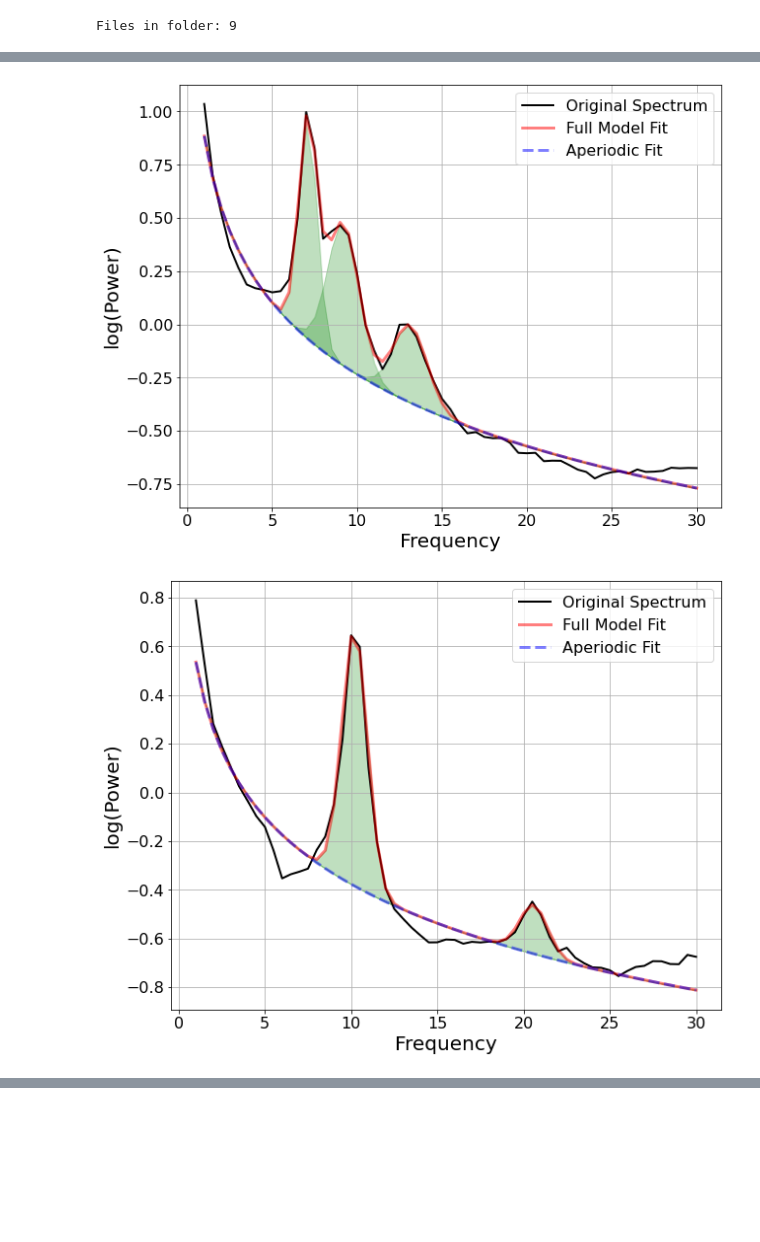
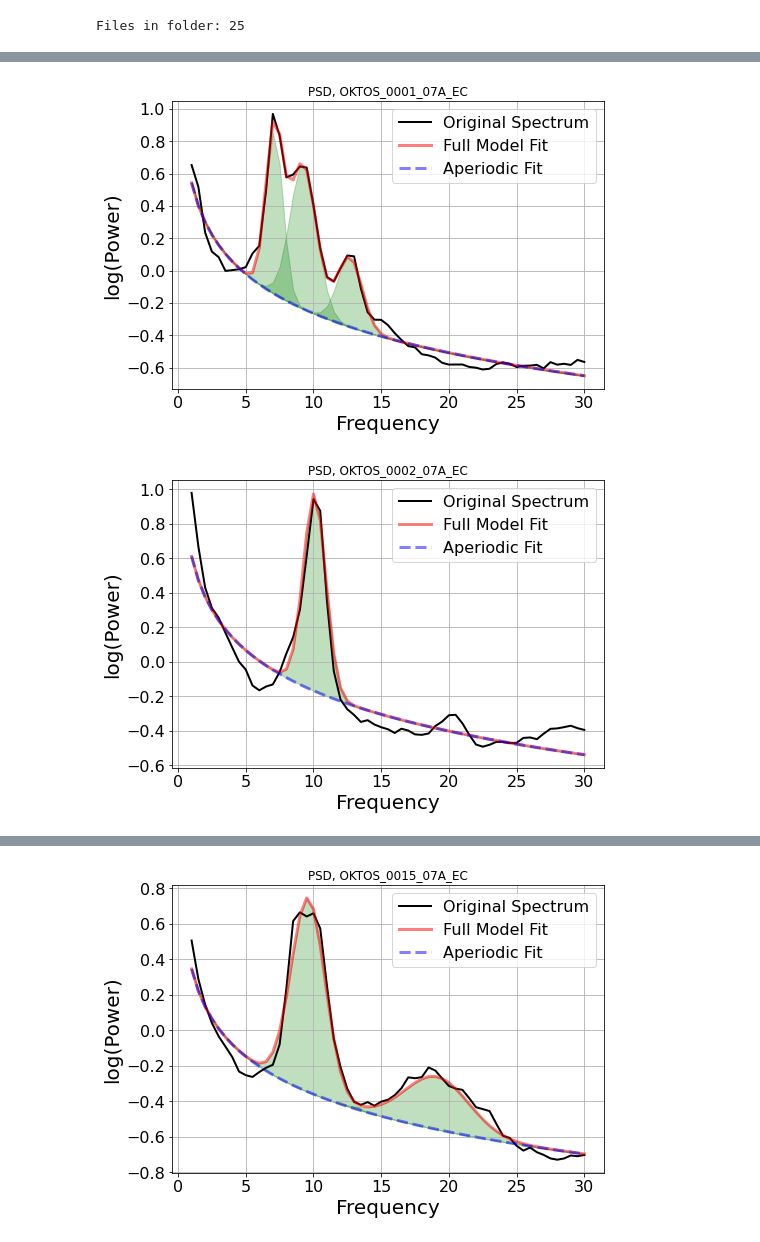
Before and after one commit to teanijarv/EEG-pyline, a Jupyter notebook: 04_fooof.ipynb, the cells around one changed output, grey strips where cells are left out. Drawn from its saved outputs; the diff is of its cells as text; code cells hidden in the pictures; blank space fills up the shorter version.

Commit message:
fooof update
- including now initial plotting options for quick exploratory results

```diff
--- a/04_fooof.ipynb
+++ b/04_fooof.ipynb
@@ -1,13 +1,21 @@
 # %%
-exp_folder = r"Eyes Closed\test"
-exp_condition = r"EC_test"
+exp_folder = r"Eyes Closed\10 weeks"
+exp_condition = r"EC_07"
 freq_range = [1,30]
 # note: probably have to re-preprocess the data with higher high-cutoff frequency than the used freq in here
 # to avoid that part of the higher frequency spectra gets cut off which affects model fitting
 # %%
 import os, mne
+import numpy as np
 import pandas as pd
+import matplotlib.pyplot as plt
+import seaborn as sns
+
 from fooof import FOOOF
+from fooof.bands import Bands
+from fooof.analysis import get_band_peak_fm, get_band_peak_fg
+from fooof.plts.periodic import plot_peak_fits, plot_peak_params
+from fooof.plts.aperiodic import plot_aperiodic_params, plot_aperiodic_fits
 
 from signal_processing.spectral_analysis import calculate_psd
 from basic.arrange_data import read_files,create_results_folders
@@ -17,25 +25,51 @@ dir_inprogress = os.path.join(clean_folder,exp_folder)
 file_dirs, subject_names = read_files(dir_inprogress,"_clean-epo.fif")
 df_fooof = pd.DataFrame(index=subject_names,columns=['Exponent','Offset','Peaks_CF','Peaks_PW','Peaks_BW','R_2','Error'])
 
+# Define frequency bands of interest
+bands = Bands({'theta' : [4, 7.5],
+               'alpha' : [7.5, 13],
+               'beta' : [13, 30]})
+thetas = [None]*len(file_dirs)
+alphas = [None]*len(file_dirs)
+betas = [None]*len(file_dirs)
+aps = [None]*len(file_dirs)
+
 # Go through all the files (subjects) in the folder
 for i in range(len(file_dirs)):
     # Read the clean data from the disk
     epochs = mne.read_epochs(fname='{}\{}_clean-epo.fif'.format(dir_inprogress,subject_names[i]),verbose=False)
 
-    # Calculate Welch's power spectrum density (FFT)
+    # Calculate Welch's power spectrum density (FFT) -> (epochs, channels, freq bins) shape
     [psds,freqs] = calculate_psd(epochs,subject_names[i],fminmax=freq_range,window='hamming',
                                  window_duration=2,window_overlap=0.5,plot=False)
 
+    # Average all epochs and channels together -> (freq bins,) shape
     psds_mean_all = psds.mean(axis=(0,1))
+    # note: for individual channels or multiple regions, see
+    # https://fooof-tools.github.io/fooof/auto_examples/manage/plot_fit_fooof_3d.html
 
     # Initialize power spectrum model objects and fit the power spectra
-    fm = FOOOF(min_peak_height=0.05, verbose=False)
+    # note: aperiodic_mode should be 'knee' if the frequency range is > 40 Hz
+    max_n_peaks = float("inf")
+    fm = FOOOF(peak_width_limits=[1,12],max_n_peaks=max_n_peaks,min_peak_height=0.225,
+               peak_threshold=2.0,aperiodic_mode='fixed',verbose=True)
     fm.fit(freqs,psds_mean_all,freq_range)
-    #fm.print_results()
-    try:
-        fm.plot(plot_peaks='shade', peak_kwargs={'color' : 'green'})
-    except:
-        fm.plot()
+
+    # Extract any band peaks from the power spectrum model
+    thetas[i] = get_band_peak_fm(fm, bands.theta).tolist()
+    alphas[i] = get_band_peak_fm(fm, bands.alpha).tolist()
+    betas[i] = get_band_peak_fm(fm, bands.beta).tolist()
+    aps[i] = fm.get_params('aperiodic_params').tolist()
+
+    # Plot the fitted model with power spectra
+    fig = plt.figure()
+    ax = fig.add_axes([0,0,1,1])
+    ax.set_title('PSD, {}'.format(subject_names[i]))
+    if fm.get_params('peak_params').shape==(3,) or max_n_peaks == 0:
+        fm.plot(ax=ax)
+    else:
+        fm.plot(plot_peaks='shade', peak_kwargs={'color' : 'green'},ax=ax)
+
     # Add model parameters to dataframe
     df_fooof.loc[df_fooof.index[i],'Exponent'] = fm.get_params('aperiodic_params','exponent')
     df_fooof.loc[df_fooof.index[i],'Offset'] = fm.get_params('aperiodic_params','offset')
@@ -47,11 +81,19 @@ for i in range(len(file_dirs)):
 
 display(df_fooof)
 
+# Correction for later plotting for band peaks data
+thetas = np.array(thetas)
+alphas = np.array(alphas)
+betas = np.array(betas)
+aps = np.array(aps)
+
+#plot_peak_params(alphas, freq_range=bands.alpha)
+
 # Pre-create results folders for spectral analysis data
 create_results_folders('')
 
 # Export asymmetry data
 df_fooof.to_excel(r"Results\FOOOF\{}_fooof.xlsx".format(exp_condition))
 # %% [output]
-Files in folder: 9
+Files in folder: 25
 |  | Exponent | Offset | Peaks_CF | Peaks_PW | Peaks_BW | R_2 | Error |
@@ -67,2 +116,2 @@ Files in folder: 9
-[figure, old version]
+[figure, new version]
-[figure, old version]
+[figure, new version]
@@ -75,0 +125 @@ Files in folder: 9
+[figure, added]
```
Also changed, not shown: parts of 7 cells of this notebook.
